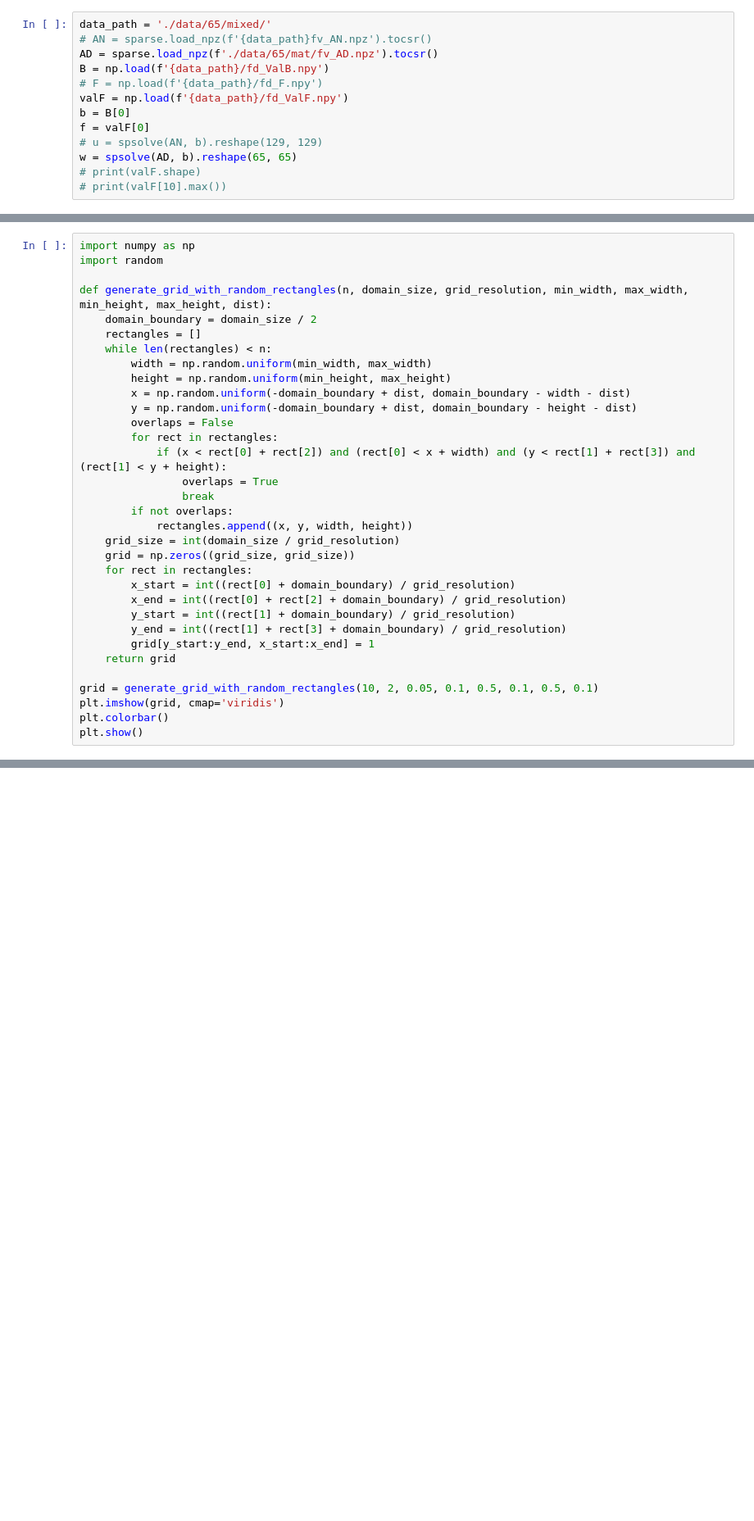
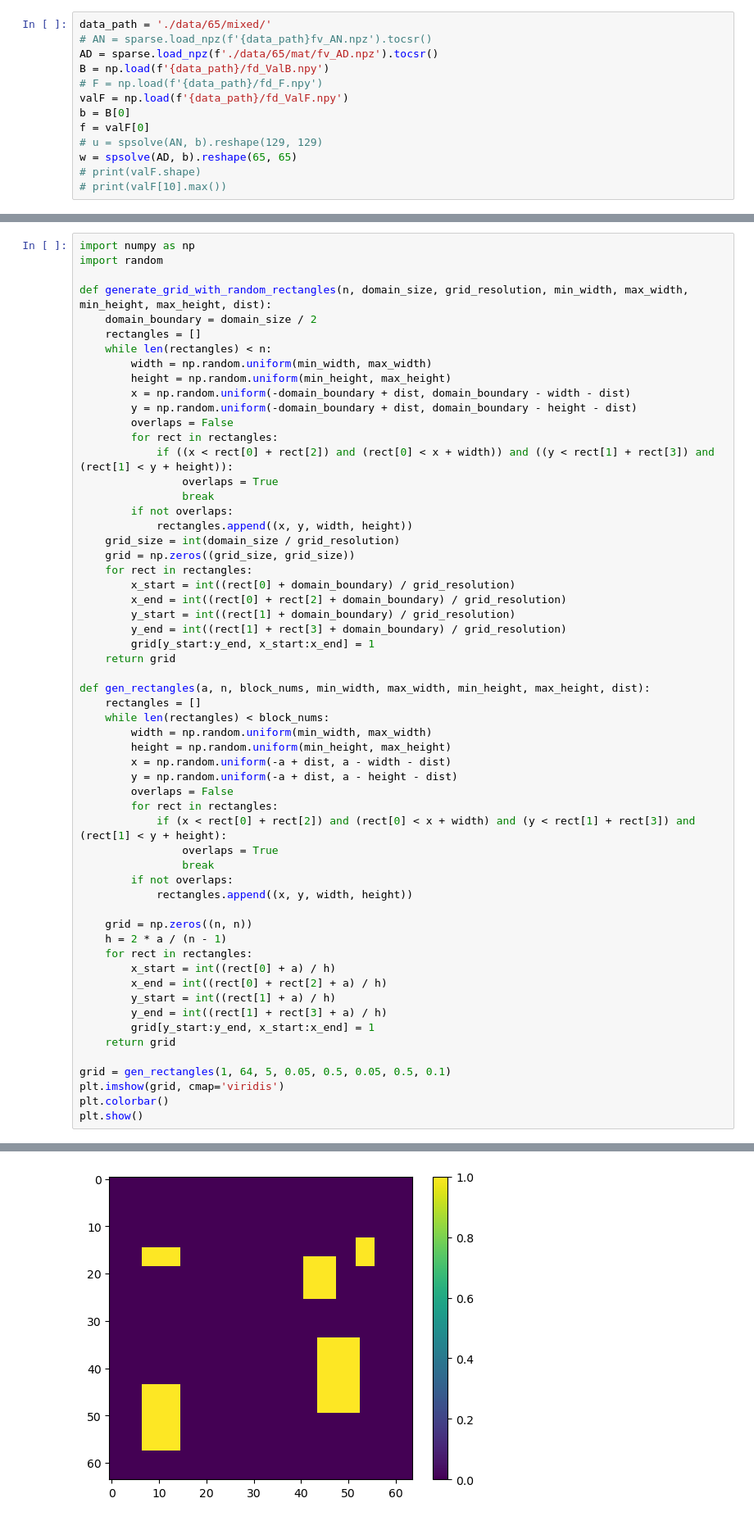
Before and after one commit to dljjqy/ConvNet, a Jupyter notebook: tradition.ipynb, the cells around one changed output, grey strips where cells are left out. Shown at 82% size. Saved outputs shown, nothing was run; the diff lists cells and outputs as text; blank space fills up the shorter version.

```diff
--- a/tradition.ipynb
+++ b/tradition.ipynb
@@ -226,7 +233,7 @@ def generate_grid_with_random_rectangles(n, domain_size, grid_resolution, min_wi
         y = np.random.uniform(-domain_boundary + dist, domain_boundary - height - dist)
         overlaps = False
         for rect in rectangles:
-            if (x < rect[0] + rect[2]) and (rect[0] < x + width) and (y < rect[1] + rect[3]) and (rect[1] < y + height):
+            if ((x < rect[0] + rect[2]) and (rect[0] < x + width)) and ((y < rect[1] + rect[3]) and (rect[1] < y + height)):
                 overlaps = True
                 break
         if not overlaps:
@@ -241,7 +248,32 @@ def generate_grid_with_random_rectangles(n, domain_size, grid_resolution, min_wi
         grid[y_start:y_end, x_start:x_end] = 1
     return grid
 
-grid = generate_grid_with_random_rectangles(10, 2, 0.05, 0.1, 0.5, 0.1, 0.5, 0.1)
+def gen_rectangles(a, n, block_nums, min_width, max_width, min_height, max_height, dist):
+    rectangles = []
+    while len(rectangles) < block_nums:
+        width = np.random.uniform(min_width, max_width)
+        height = np.random.uniform(min_height, max_height)
+        x = np.random.uniform(-a + dist, a - width - dist)
+        y = np.random.uniform(-a + dist, a - height - dist)
+        overlaps = False
+        for rect in rectangles:
+            if (x < rect[0] + rect[2]) and (rect[0] < x + width) and (y < rect[1] + rect[3]) and (rect[1] < y + height):
+                overlaps = True
+                break
+        if not overlaps:
+            rectangles.append((x, y, width, height))
+
+    grid = np.zeros((n, n))
+    h = 2 * a / (n - 1)
+    for rect in rectangles:
+        x_start = int((rect[0] + a) / h)
+        x_end = int((rect[0] + rect[2] + a) / h)
+        y_start = int((rect[1] + a) / h)
+        y_end = int((rect[1] + rect[3] + a) / h)
+        grid[y_start:y_end, x_start:x_end] = 1
+    return grid
+
+grid = gen_rectangles(1, 64, 5, 0.05, 0.5, 0.05, 0.5, 0.1)
 plt.imshow(grid, cmap='viridis')
 plt.colorbar()
 plt.show()
@@ -250,3 +281,4 @@ NameError: name 'plt' is not defined
+[figure, added]
 # %%
 def _gen_points(n, min_dist, a=1):
     points = np.empty((0, 2))
```
Also changed, not shown: parts of 2 cells of this notebook, 3 other files.
